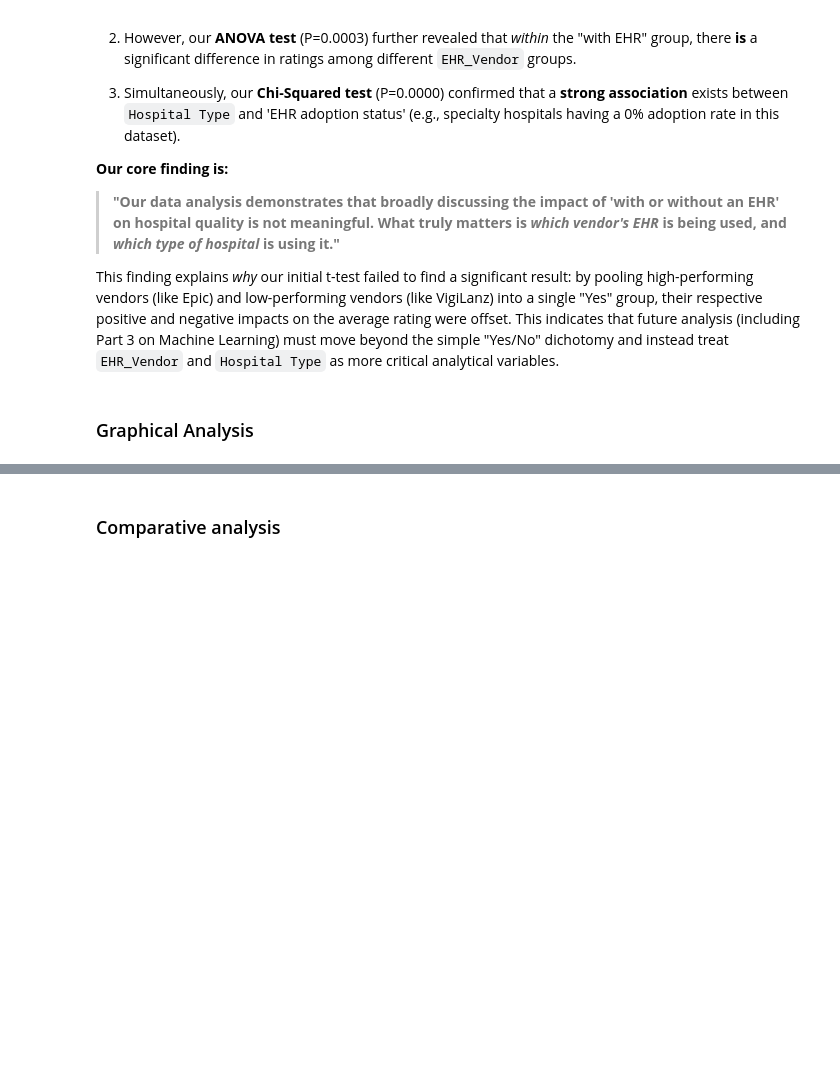
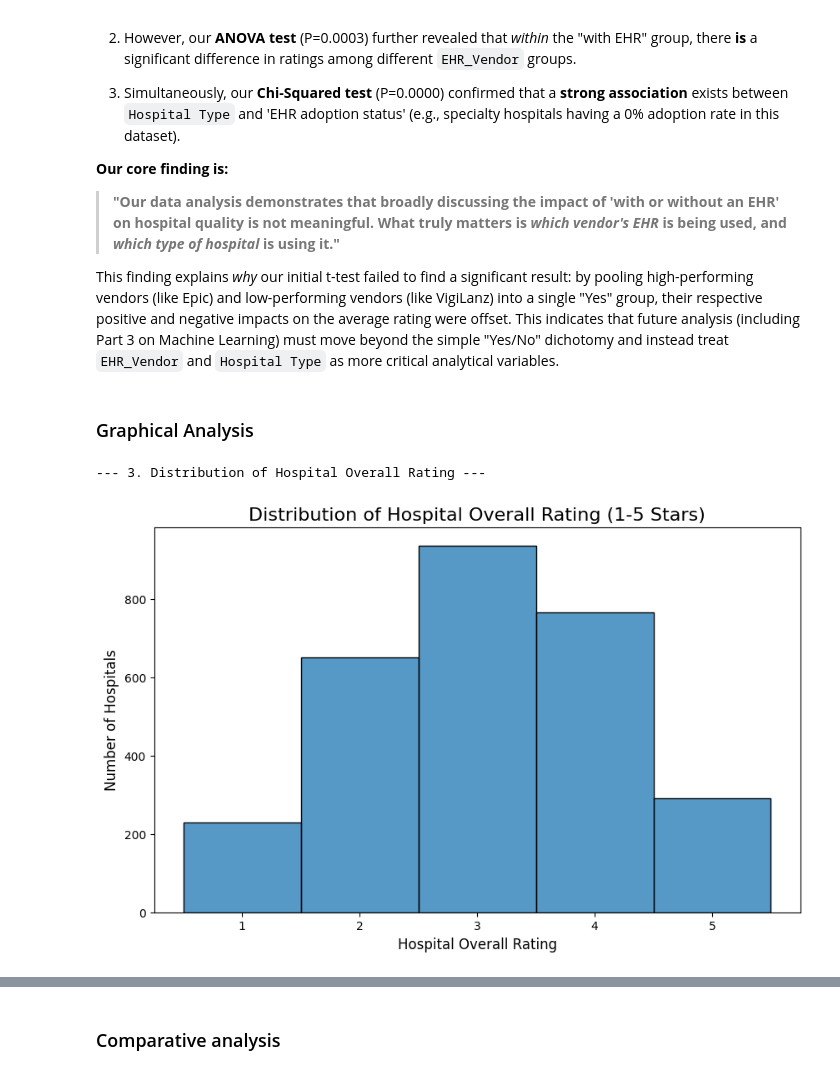
Before and after one commit to Hychow-gh/SI_618_Project, a Jupyter notebook: Project_Part_2.ipynb, the cells around one changed output, grey strips where cells are left out. Saved outputs shown, nothing was run; the diff lists cells and outputs as text; code cells hidden in the pictures; blank space fills up the shorter version.

```diff
--- a/Project_Part_2.ipynb
+++ b/Project_Part_2.ipynb
@@ -326,3 +326,18 @@ Connecting the results of our three hypothesis tests reveals a clear and profoun
 This finding explains *why* our initial t-test failed to find a significant result: by pooling high-performing vendors (like Epic) and low-performing vendors (like VigiLanz) into a single "Yes" group, their respective positive and negative impacts on the average rating were offset. This indicates that future analysis (including Part 3 on Machine Learning) must move beyond the simple "Yes/No" dichotomy and instead treat `EHR_Vendor` and `Hospital Type` as more critical analytical variables.
 # %% [markdown]
 ### Graphical Analysis
+# %%
+# 3. Distribution of Hospital Overall Rating
+
+print("--- 3. Distribution of Hospital Overall Rating ---")
+
+plt.figure(figsize=(10, 6))
+sns.histplot(df['rating_numeric'].dropna(), bins=5, kde=False, discrete=True)
+plt.title('Distribution of Hospital Overall Rating (1-5 Stars)', fontsize=16)
+plt.xlabel('Hospital Overall Rating', fontsize=12)
+plt.ylabel('Number of Hospitals', fontsize=12)
+plt.xticks([1, 2, 3, 4, 5])
+plt.show()
+# %% [output]
+--- 3. Distribution of Hospital Overall Rating ---
+[figure, added]
```
Also changed, not shown: parts of 7 cells of this notebook.
